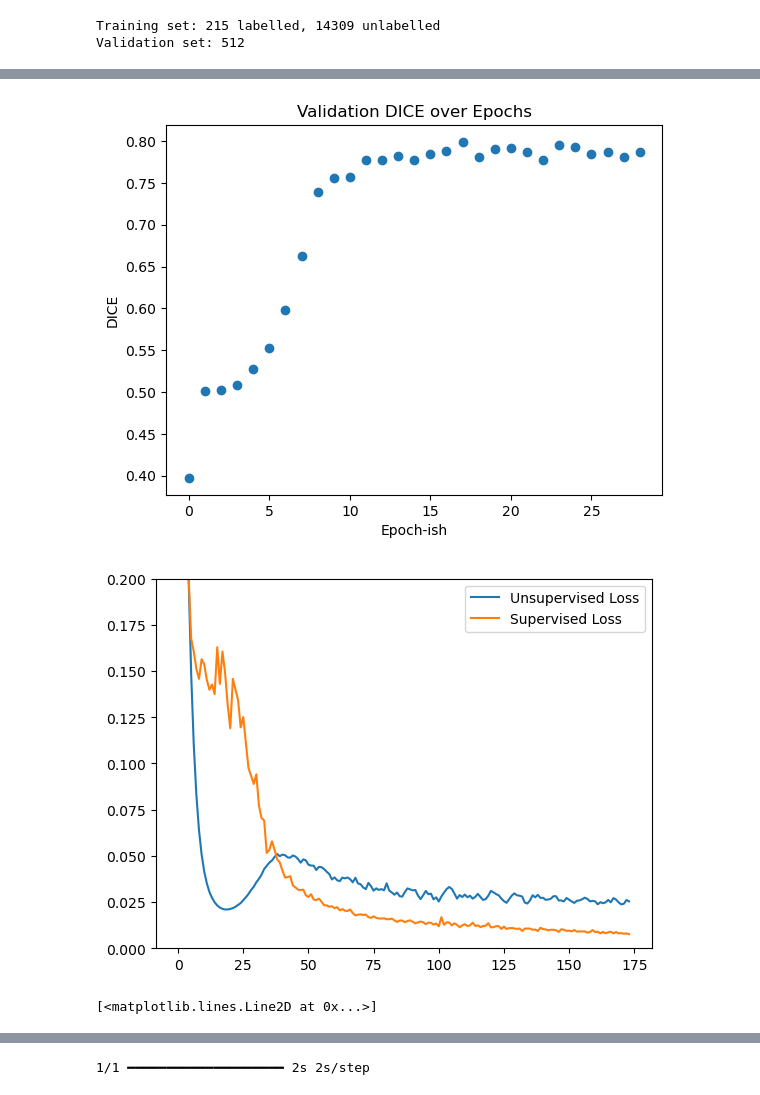
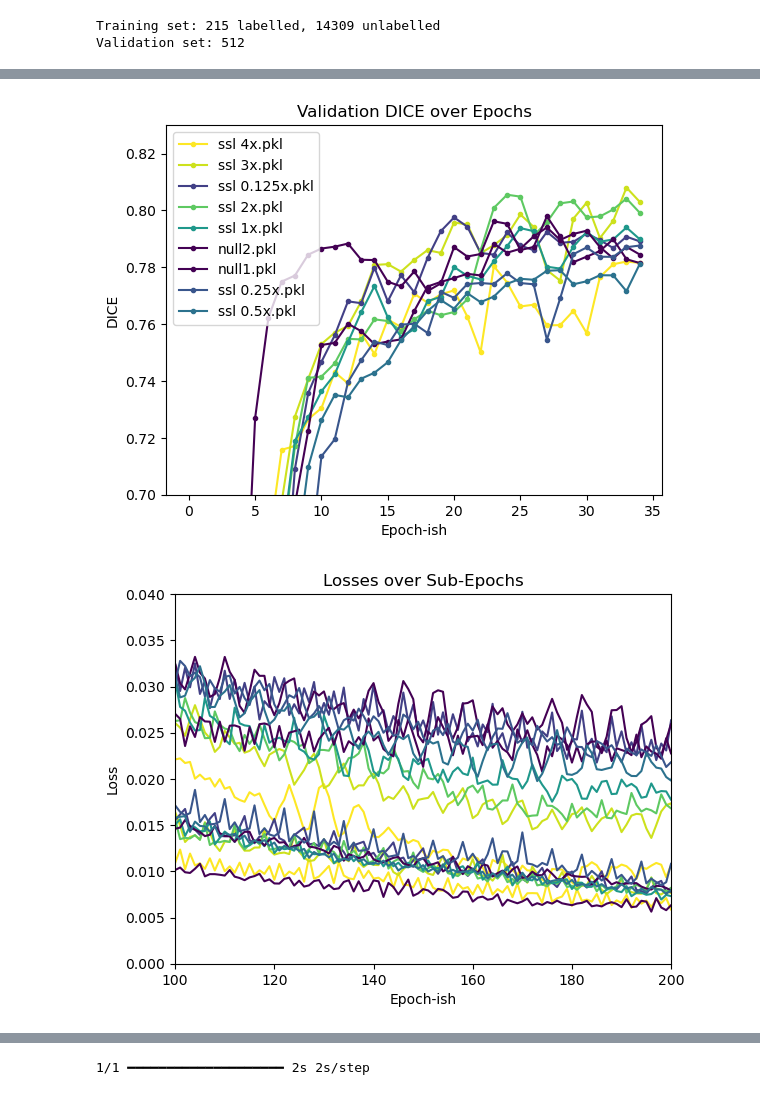
Before and after one commit to JustJayIGuess/unet-multimodal-ssl, a Jupyter notebook: tumors-unet-peekaboo.ipynb, the cells around one changed output, grey strips where cells are left out. Cells and saved outputs as stored; diff of their text form; code cells hidden in the pictures.

Commit message:
data analysis (maybe got success? but could be fluke)

```diff
--- a/tumors-unet-peekaboo.ipynb
+++ b/tumors-unet-peekaboo.ipynb
@@ -366,6 +367,8 @@ sls = []
 dice_scores = []
 lambdas = [0., 0., 0., 0., 0., 0., 0., 0., 0., 0., 0.001, 0.002, 0.003, 0.004, 0.005, 0.01, 0.01, 0.01, 0.01, 0.01, 0.01, 0.01, 0.01, 0.01, 0.01, 0.01, 0.01, 0.01, 0.01, 0., 0., 0., 0., 0., 0.]
 lambdas = np.array(lambdas, dtype='float32') * 0.
+LOG_PATH = 'training-logs'
+ANALYSE_PATH = 'analyse-pkls'
 
 hyperparams = {
     "BATCH_SIZE": BATCH_SIZE,
@@ -377,7 +380,8 @@ hyperparams = {
     "LAMBDAS": lambdas,
     "BLIND_PROB": BLIND_PROB,
 }
-logger = Logger(datetime.now().strftime("training-logs/log %Y-%m-%d %H-%M-%S.txt"), hyperparams)
+logger_path = os.path.join(LOG_PATH, datetime.now().strftime("%Y-%m-%d %H-%M-%S"))
+logger = Logger(logger_path+".txt", hyperparams)
 
 # Main training loop
 train_start = time.perf_counter()
@@ -406,7 +410,7 @@ for epoch, unsupervised_lambda in enumerate(lambdas):
 logger.log_line(f"Training done in {time.perf_counter() - train_start:.02f}s.")
 logger.log_line(f"Supervised losses: {[x.numpy() for x in sls]}\nUnsupervised losses: {[x.numpy() for x in usls]}")
 
-with open(datetime.now().strftime("training-logs/log %Y-%m-%d %H-%M-%S.pkl"), "wb") as file:
+with open(logger_path+".pkl", "wb") as file:
     pickle.dump({
         "dice": dice_scores,
         "sls": sls,
@@ -434,19 +420,39 @@ with open(datetime.now().strftime("training-logs/log %Y-%m-%d %H-%M-%S.pkl"), "w
 # %%
-x = np.array(range(len(dice_scores)))
-plt.scatter(x, dice_scores)
-plt.title("Validation DICE over Epochs")
-plt.xlabel("Epoch-ish")
-plt.ylabel("DICE")
+def plot_dice(ax: Axes, dices, label=None, c=None):
+    x = np.array(range(len(dices)))
+    ax.plot(x, dices, '.-', label=label, c=c)
+    ax.set_title("Validation DICE over Epochs")
+    ax.set_xlabel("Epoch-ish")
+    ax.set_ylabel("DICE")
+
+def plot_losses(ax: Axes, sls, usls, label='', c=None):
+    ax.plot(usls, label=('Unsupervised Loss ' + label), c=c)
+    ax.plot(sls, label=('Supervised Loss ' + label), c=c)
+    ax.set_title("Losses over Sub-Epochs")
+    ax.set_xlabel("Epoch-ish")
+    ax.set_ylabel("Loss")
+
+
+dice_plot = plt.figure().add_subplot()
+losses_plot = plt.figure().add_subplot()
+lambdas_plot = plt.figure().add_subplot()
+cmap = plt.colormaps['viridis']
+
+for path in os.listdir(ANALYSE_PATH):
+    with open(os.path.join(ANALYSE_PATH, path), 'rb') as file:
+        data = pickle.load(file)
+
+    col_t = np.sqrt(data['lambdas'].mean()) * 8
+    plot_dice(dice_plot, data['dice'], label=path, c=cmap(col_t))
+    plot_losses(losses_plot, data['sls'], data['usls'], label=path, c=cmap(col_t))
+    lambdas_plot.plot(data['lambdas'])
+
+dice_plot.legend()
+dice_plot.set_ylim((0.7, 0.83))
+# losses_plot.legend()
+losses_plot.set_ylim((0., 0.04))
+losses_plot.set_xlim((100, 200))
 plt.show()
-
-plt.plot(usls, label='Unsupervised Loss')
-plt.plot(sls, label='Supervised Loss')
-plt.ylim((0., 0.2))
-plt.legend()
-plt.show()
-
-plt.plot(lambdas)
 # %% [output]
-[figure, old version]
+[figure, new version]
-[figure, old version]
+[figure, new version]
-[<matplotlib.lines.Line2D at 0x...>]
```
Also changed, not shown: parts of 4 cells of this notebook, 33 other files.
